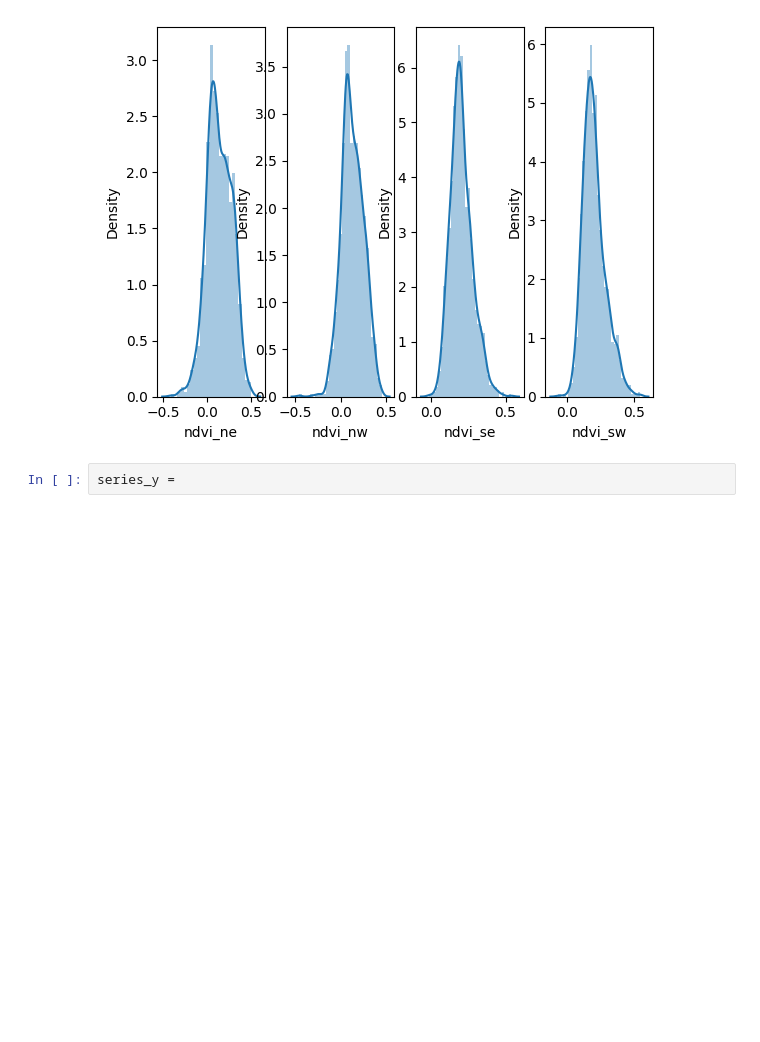
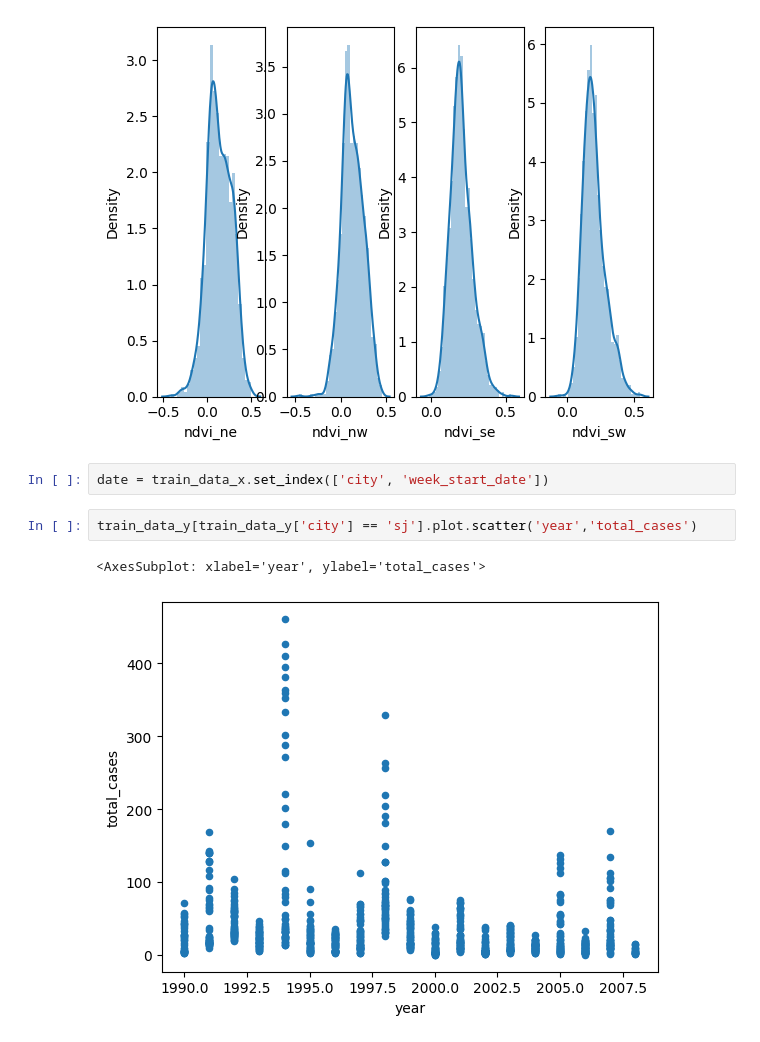
Before and after one commit to ncerutti/DengueAI-challenge, a Jupyter notebook: visualizations.ipynb, the cells around one changed output. Drawn from its saved outputs; the diff is of its cells as text; blank space fills up the shorter version.

```diff
--- a/visualizations.ipynb
+++ b/visualizations.ipynb
@@ -44,5 +42,10 @@ https://gist.github.com/mwaskom/de44147ed2974457ad6372750bbe5751
 
   sns.distplot(toplot1[col], ax=ax)
 [figure]
-# %%
-series_y =
+# %%
+date = train_data_x.set_index(['city', 'week_start_date'])
+# %%
+train_data_y[train_data_y['city'] == 'sj'].plot.scatter('year','total_cases')
+# %% [output]
+<AxesSubplot: xlabel='year', ylabel='total_cases'>
+[figure, added]
```
Also changed, not shown: parts of 14 cells of this notebook, 3 other files.
